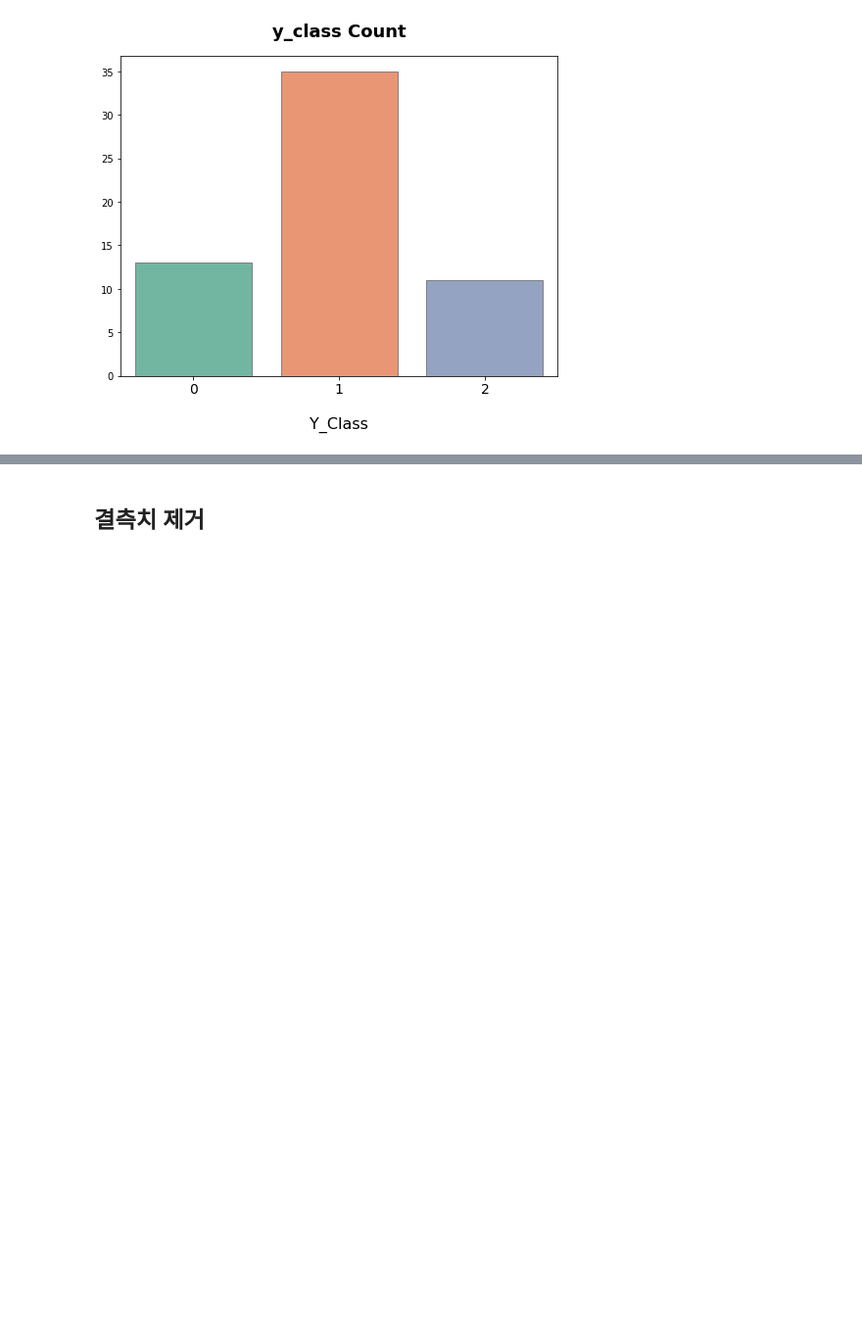
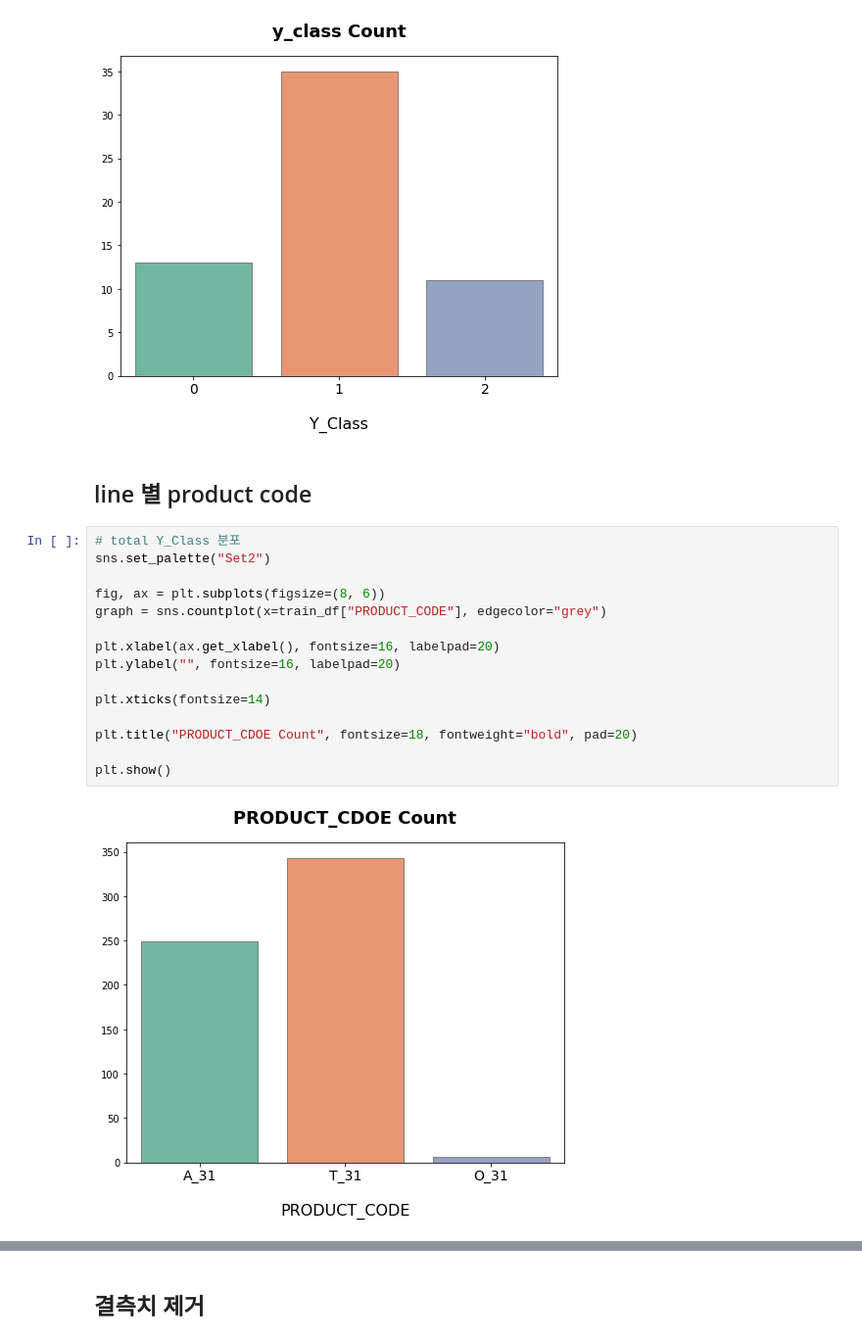
Before and after one commit to jjuhyeok/LG_Aimers2, a Jupyter notebook: EDA/배홍섭/EDA.ipynb, the cells around one changed output, grey strips where cells are left out. Shown at 98% size. Saved outputs shown, nothing was run; the diff lists cells and outputs as text; blank space fills up the shorter version.

```diff
--- a/EDA/배홍섭/EDA.ipynb
+++ b/EDA/배홍섭/EDA.ipynb
@@ -332,3 +332,22 @@ plt.title("y_class Count", fontsize=18, fontweight="bold", pad=20)
 plt.show()
 # %% [output]
 [figure]
+# %% [markdown]
+## line 별 product code
+# %%
+# total Y_Class 분포
+sns.set_palette("Set2")
+
+fig, ax = plt.subplots(figsize=(8, 6))
+graph = sns.countplot(x=train_df["PRODUCT_CODE"], edgecolor="grey")
+
+plt.xlabel(ax.get_xlabel(), fontsize=16, labelpad=20)
+plt.ylabel("", fontsize=16, labelpad=20)
+
+plt.xticks(fontsize=14)
+
+plt.title("PRODUCT_CDOE Count", fontsize=18, fontweight="bold", pad=20)
+
+plt.show()
+# %% [output]
+[figure, added]
```
Also changed, not shown: parts of 19 cells of this notebook.
